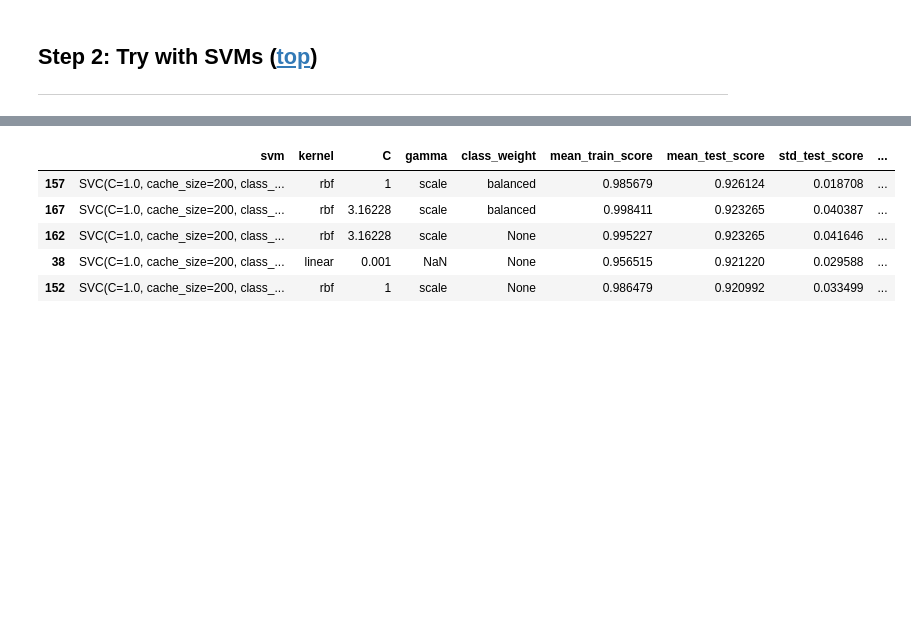
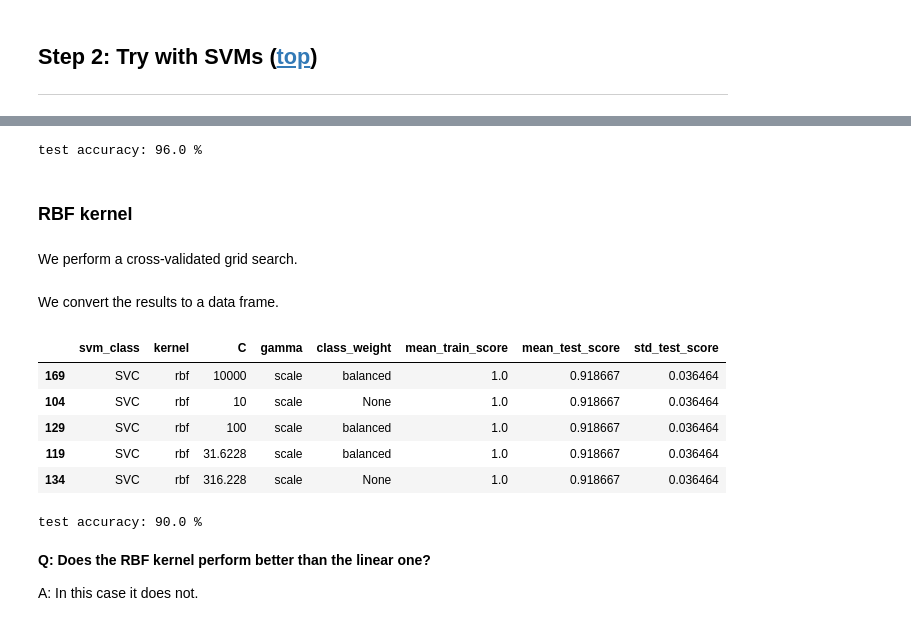
Before and after one commit to jeanrichard/epflx-adsml19-course4-project, a Jupyter notebook: 06_Nonlinear_classifiers.ipynb, the cells around one changed output, grey strips where cells are left out. Drawn from its saved outputs; the diff is of its cells as text; code cells hidden in the pictures; blank space fills up the shorter version.

```diff
--- a/06_Nonlinear_classifiers.ipynb
+++ b/06_Nonlinear_classifiers.ipynb
@@ -186,32 +189,25 @@ svm_pipe = Pipeline([
 # %%
 Cs = np.logspace(-4, 4, num=2 * 8 + 1)  # C defaults to 1.0.
-gammas = [0.01, 0.1, 1.0, 10.0, 'scale']
 
 # Setup the cross-validated grid search.
 grid = [
     # LinearSVC (minize: squared hinge loss, strategy: one-vs-rest)
     {
+        'svm': [LinearSVC(random_state=RANDOM_SEED)],
         'svm__C': Cs,
         'svm__class_weight':[None, 'balanced']
     },
     # SVC (kernel: linear, minimize: hinge loss, strategy: one-vs-one)
     {
-        'svm': [SVC(random_state=RANDOM_STATE)],
+        'svm': [SVC(random_state=RANDOM_SEED)],
         'svm__kernel': ['linear'],
         'svm__C': Cs,
-        'svm__class_weight':[None, 'balanced']
-    },
-    # SVC (kernel: RBF, minimize: hinge loss, strategy: one-vs-one)
-    {
-        'svm': [SVC(random_state=RANDOM_STATE)],
-        'svm__kernel': ['rbf'],
-        'svm__C': Cs,
-        'svm__gamma': gammas,
         'svm__class_weight':[None, 'balanced']
     }
 ]
 
-cv = StratifiedKFold(n_splits=10, random_state=RANDOM_STATE)
+# With 10 splits the model can be trained on 90% of the data points.
+cv = StratifiedKFold(n_splits=10, random_state=RANDOM_SEED)
 svm_gscv = GridSearchCV(svm_pipe, grid, n_jobs=-1, iid=False, refit=True, cv=cv, return_train_score=True)
 # %%
 # Fit/evaluate the estimator.
@@ -218,0 +240,5 @@ svm_gscv.fit(F_train_large, y_train_large);
+# %%
+accuracy_test = svm_gscv.best_estimator_.score(F_test, y_test)
+print(f'test accuracy: {accuracy_test * 100:.1f} %')
+# %% [output]
+test accuracy: 96.0 %
@@ -219,8 +249,34 @@ svm_gscv.fit(F_train_large, y_train_large);
+# %% [markdown]
+### RBF kernel
+# %% [markdown]
+We perform a cross-validated grid search.
+# %%
+gammas = [0.01, 0.1, 1.0, 10.0, 'scale']
+
+# Setup the cross-validated grid search.
+grid = [
+    # SVC (kernel: RBF, minimize: hinge loss, strategy: one-vs-one)
+    {
+        'svm': [SVC(random_state=RANDOM_SEED)],
+        'svm__kernel': ['rbf'],
+        'svm__C': Cs,
+        'svm__gamma': gammas,
+        'svm__class_weight':[None, 'balanced']
+    }
+]
+
+# With 10 splits the model can be trained on 90% of the data points.
+cv = StratifiedKFold(n_splits=10, random_state=RANDOM_SEED)
+svm_gscv = GridSearchCV(svm_pipe, grid, n_jobs=-1, iid=False, refit=True, cv=cv, return_train_score=True)
+# %%
+# Fit/evaluate the estimator.
+svm_gscv.fit(F_train_large, y_train_large);
+# %% [markdown]
+We convert the results to a data frame.
 # %%
-# Collect results in a data frame.
 df_results = (pd
-    .DataFrame({
-        'svm': svm_gscv.cv_results_['param_svm'],
+    .DataFrame(data={
+        'svm_class': np.where(svm_gscv.cv_results_['param_svm__kernel'].mask, 'LinearSVC', 'SVC'),
         'kernel': svm_gscv.cv_results_['param_svm__kernel'],
         'C': svm_gscv.cv_results_['param_svm__C'],
         'gamma': svm_gscv.cv_results_['param_svm__gamma'],
@@ -233,11 +289,16 @@ df_results = (pd
     .sort_values(by='mean_test_score', ascending=False)
 )
 # %%
-df_results.head()
+df_results.loc[:, 'svm_class':'std_test_score'].head()
 # %% [output]
-|  | svm | kernel | C | gamma | class_weight | mean_train_score | mean_test_score | std_test_score | ... |
-| 157 | SVC(C=1.0, cache_size=200, class_... | rbf | 1 | scale | balanced | 0.985679 | 0.926124 | 0.018708 | ... |
-| 167 | SVC(C=1.0, cache_size=200, class_... | rbf | 3.16228 | scale | balanced | 0.998411 | 0.923265 | 0.040387 | ... |
-| 162 | SVC(C=1.0, cache_size=200, class_... | rbf | 3.16228 | scale | None | 0.995227 | 0.923265 | 0.041646 | ... |
-| 38 | SVC(C=1.0, cache_size=200, class_... | linear | 0.001 | NaN | None | 0.956515 | 0.921220 | 0.029588 | ... |
-| 152 | SVC(C=1.0, cache_size=200, class_... | rbf | 1 | scale | None | 0.986479 | 0.920992 | 0.033499 | ... |
+|  | svm_class | kernel | C | gamma | class_weight | mean_train_score | mean_test_score | std_test_score |
+| 169 | SVC | rbf | 10000 | scale | balanced | 1.0 | 0.918667 | 0.036464 |
+| 104 | SVC | rbf | 10 | scale | None | 1.0 | 0.918667 | 0.036464 |
+| 129 | SVC | rbf | 100 | scale | balanced | 1.0 | 0.918667 | 0.036464 |
+| 119 | SVC | rbf | 31.6228 | scale | balanced | 1.0 | 0.918667 | 0.036464 |
+| 134 | SVC | rbf | 316.228 | scale | None | 1.0 | 0.918667 | 0.036464 |
+# %%
+accuracy_test = svm_gscv.best_estimator_.score(F_test, y_test)
+print(f'test accuracy: {accuracy_test * 100:.1f} %')
+# %% [output]
+test accuracy: 90.0 %
@@ -243,0 +309,4 @@ df_results.head()
+# %% [markdown]
+**Q: Does the RBF kernel perform better than the linear one?**
+
+A: In this case it does not.
```
Also changed, not shown: parts of 29 cells of this notebook, 10 other files.
